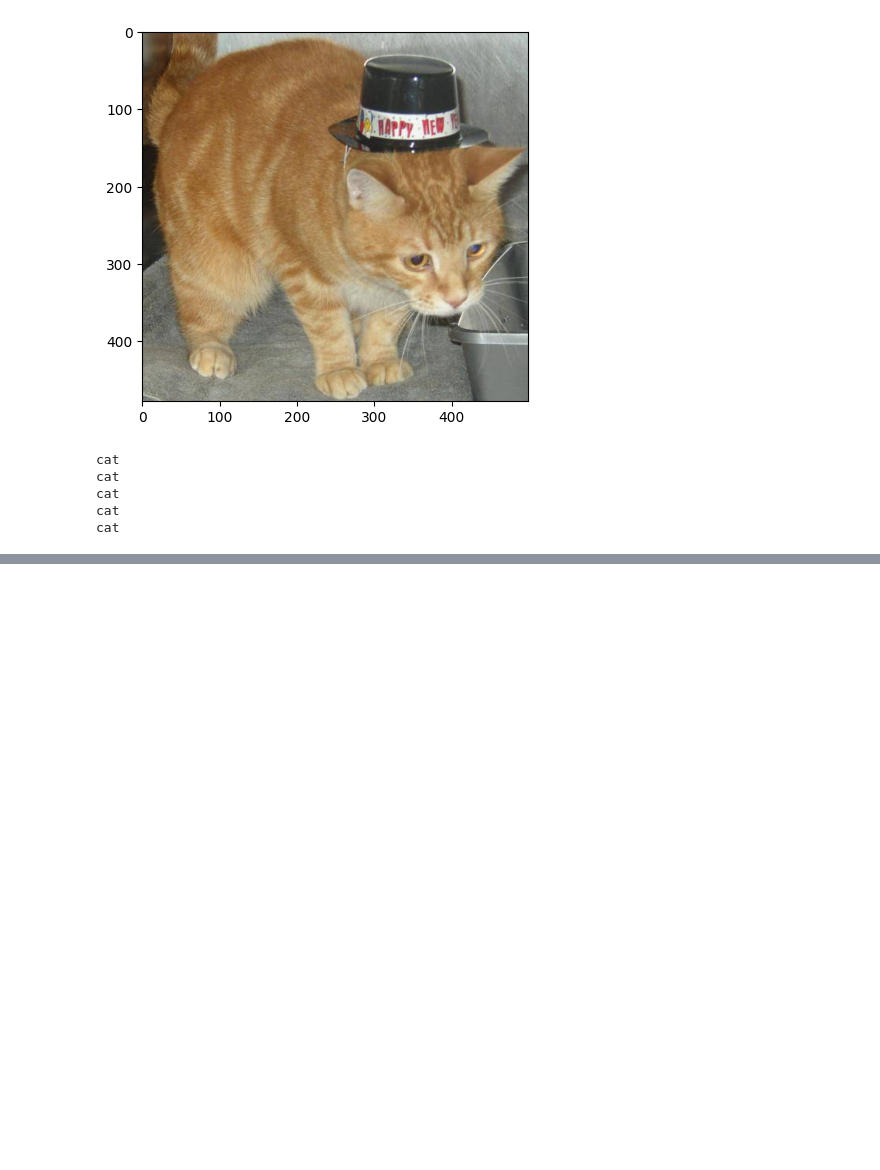
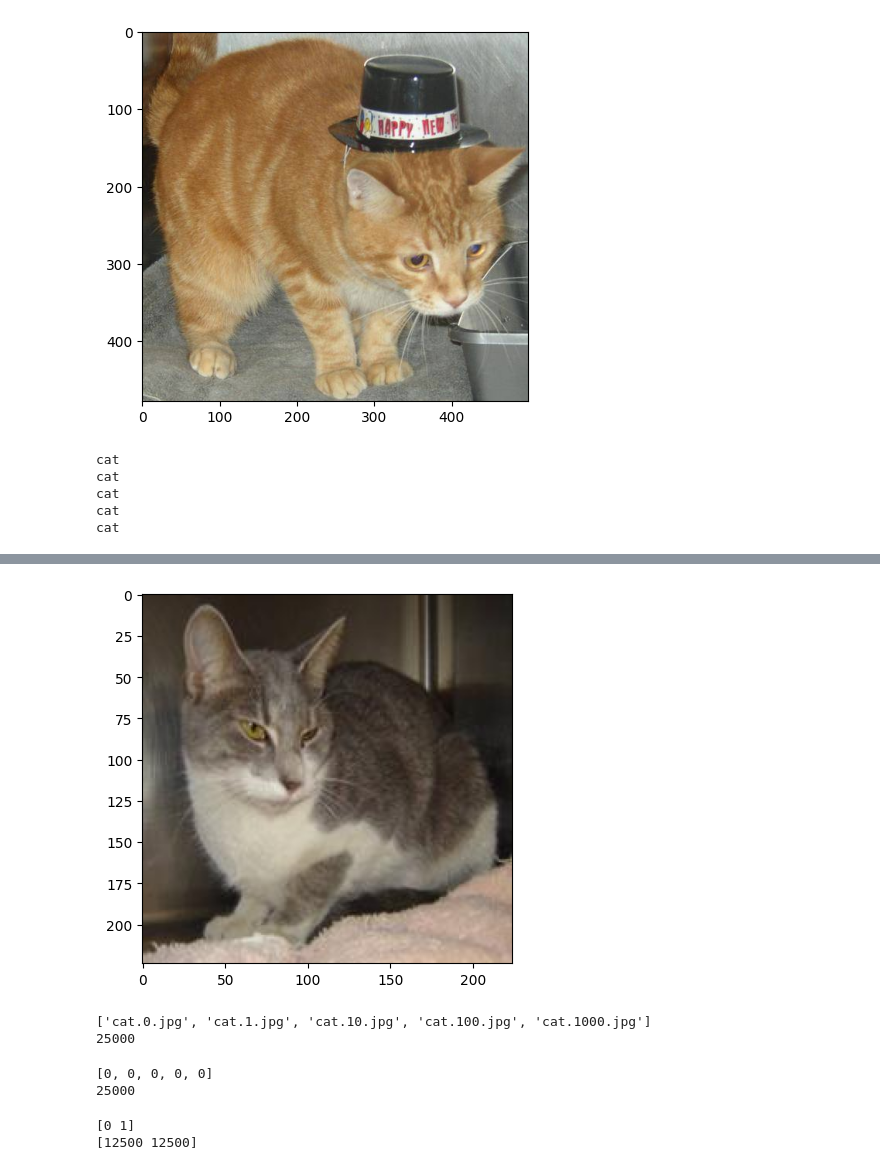
Before and after one commit to SaugatDh/Python-Project, a Jupyter notebook: Dog vs Cat/dog_vs_cat.ipynb, the cells around one changed output, grey strips where cells are left out. Cells and saved outputs as stored; diff of their text form; code cells hidden in the pictures; blank space fills up the shorter version.

```diff
--- a/Dog vs Cat/dog_vs_cat.ipynb
+++ b/Dog vs Cat/dog_vs_cat.ipynb
@@ -86,0 +117,6 @@ print(cat_count)
+# %%
+img = mpimg.imread('dogs-vs-cats/image_resized/cat.4352.jpg')
+imgplt = plt.imshow(img)
+plt.show()
+# %% [output]
+[figure, added]
@@ -86,0 +136,20 @@ print(cat_count)
+# %%
+
+print(filenames[0:5])
+print(len(filenames))
+# %% [output]
+['cat.0.jpg', 'cat.1.jpg', 'cat.10.jpg', 'cat.100.jpg', 'cat.1000.jpg']
+25000
+# %%
+print(labels[0:5])
+print(len(labels))
+# %% [output]
+[0, 0, 0, 0, 0]
+25000
+# %%
+values, counts = np.unique(labels,return_counts=True)
+print(values)
+print(counts)
+# %% [output]
+[0 1]
+[12500 12500]
```
Also changed, not shown: parts of 24 cells of this notebook, 3 other files.
